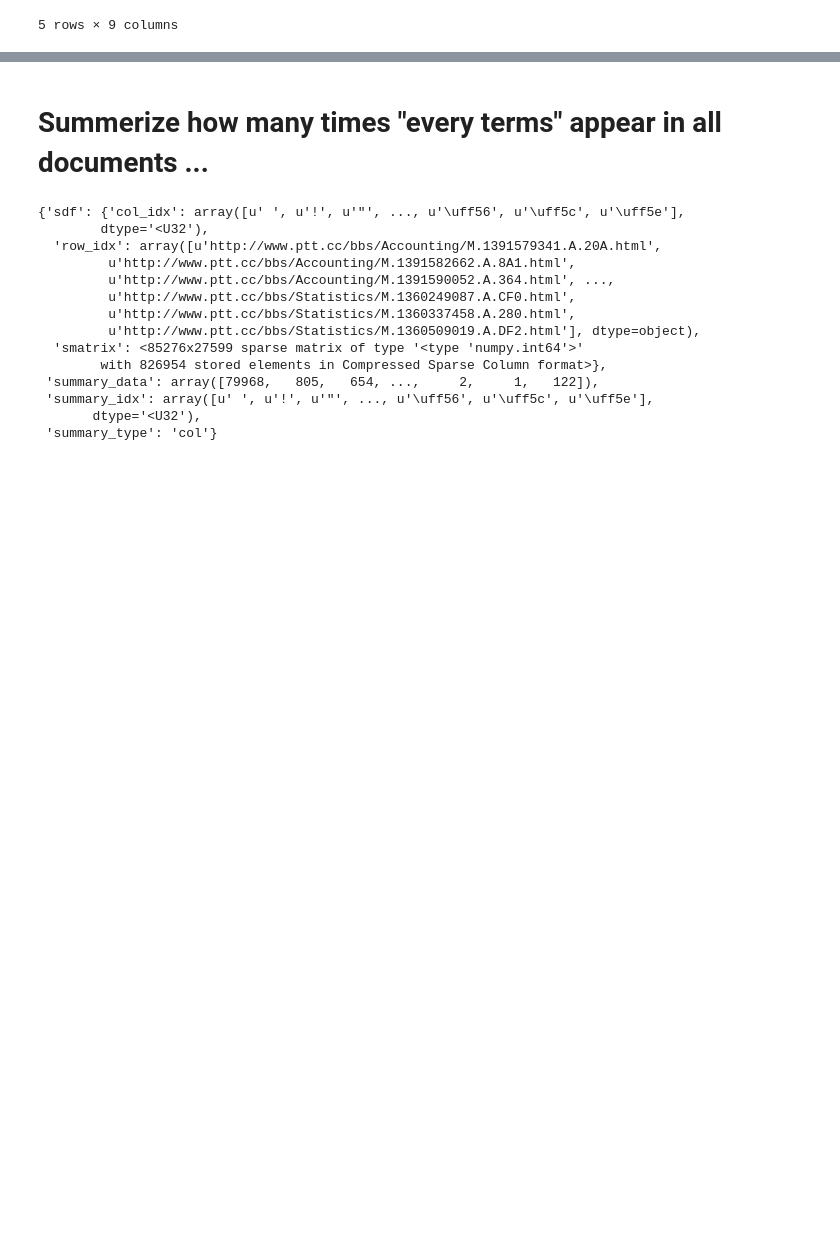
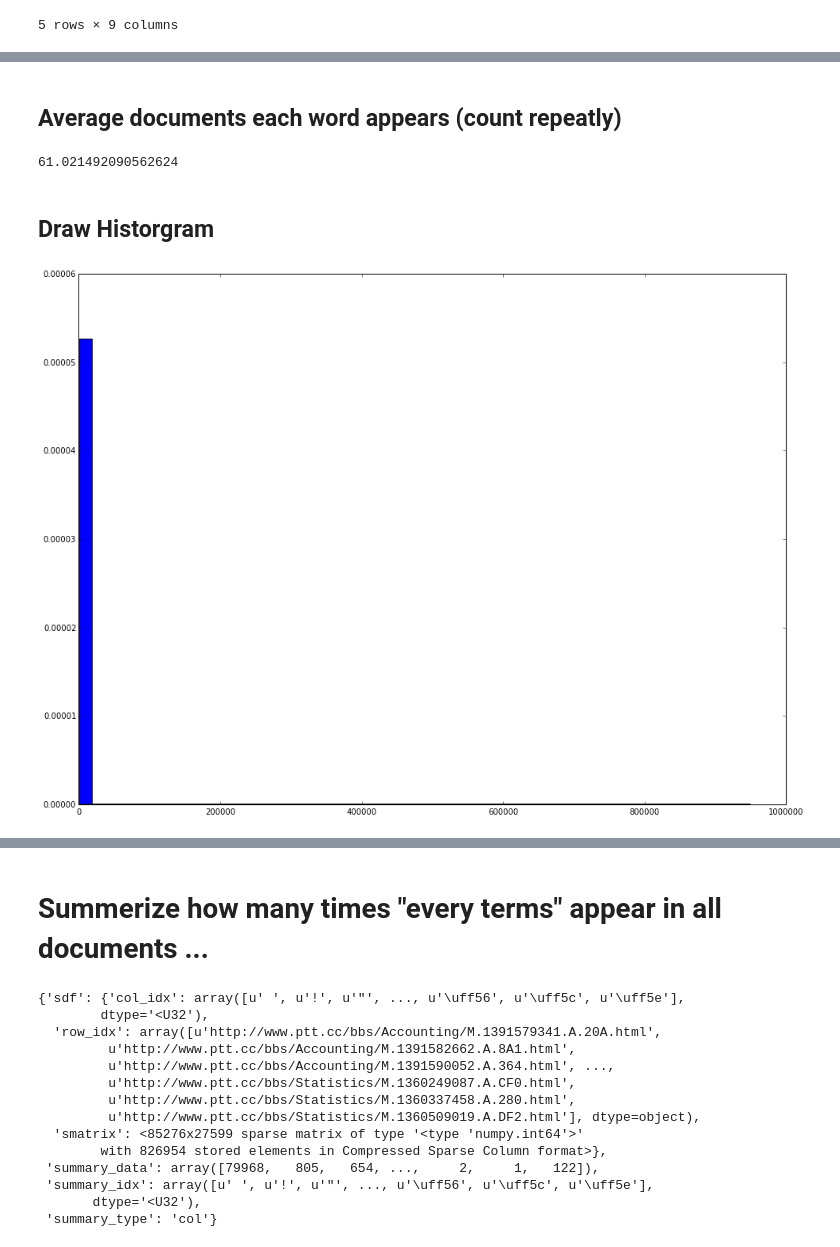
Before and after one commit to c3h3/PlaYnlp, a Jupyter notebook: ipynbs/HelloPlaYnlp_sdfs_sdtm_text2vec.ipynb, the cells around one changed output, grey strips where cells are left out. Saved outputs shown, nothing was run; the diff lists cells and outputs as text; code cells hidden in the pictures; blank space fills up the shorter version.

```diff
--- a/ipynbs/HelloPlaYnlp_sdfs_sdtm_text2vec.ipynb
+++ b/ipynbs/HelloPlaYnlp_sdfs_sdtm_text2vec.ipynb
@@ -235,0 +353,14 @@ L0_norm_col_summarizer = lambda xx:xx.sign().sum(axis=0)
+# %% [markdown]
+## Average documents each word appears (count repeatly)
+# %%
+test_ptt_text_sdtm.summarize_sdf(L1_norm_col_summarizer)._data.mean()
+# %% [output]
+61.021492090562624
+# %% [markdown]
+## Draw Historgram
+# %%
+n, bins, patches = pylab.hist(test_ptt_text_sdtm.summarize_sdf(L1_norm_col_summarizer)._data,
+                              50, normed=1, histtype='stepfilled')
+# print bins
+# %% [output]
+[figure, added]
```
Also changed, not shown: parts of 47 cells of this notebook, 2 other files.
